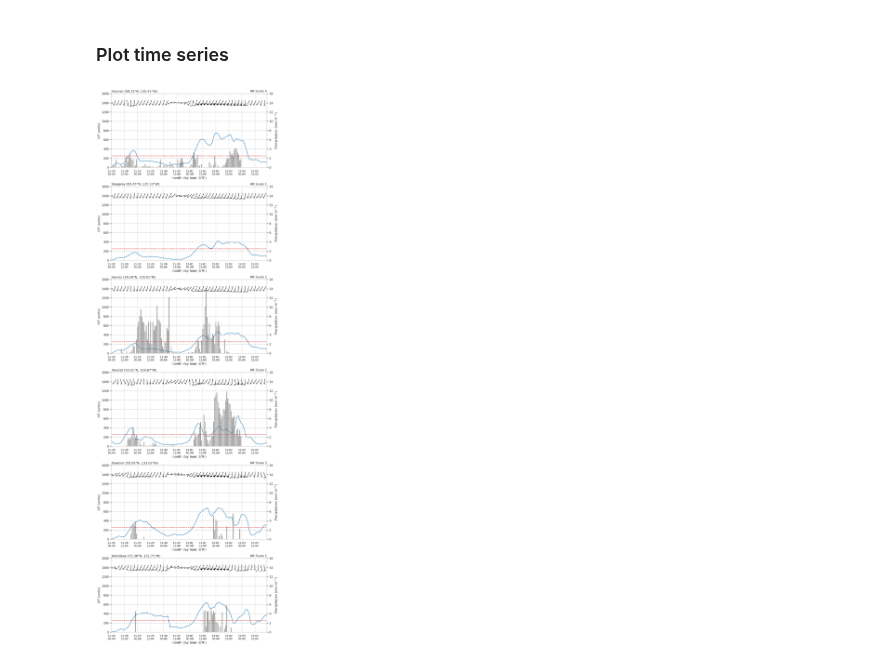
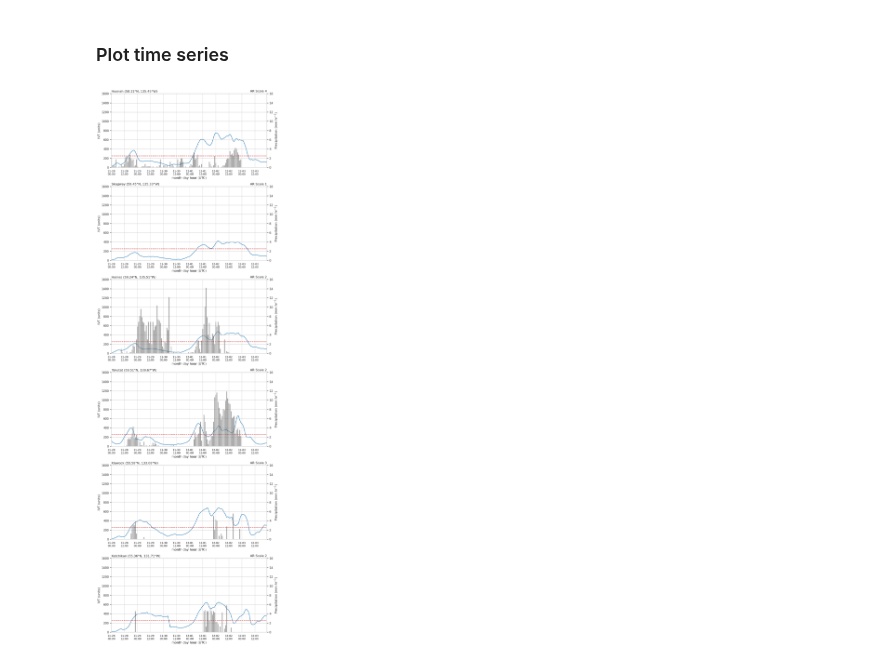
Before and after one commit to dlnash/SEAK_climatology, a Jupyter notebook: analysis/Haines_2020_case_study.ipynb, the cells around one changed output. Drawn from its saved outputs; the diff is of its cells as text; code cells hidden in the pictures.

```diff
--- a/analysis/Haines_2020_case_study.ipynb
+++ b/analysis/Haines_2020_case_study.ipynb
@@ -90,7 +90,7 @@ for i, (slon, slat) in enumerate(zip(xs2, ys2)):
     df_lst.append(df)
 
     # calculate AR rank
-    rank.append(AR_rank(df.IVT))
+    rank.append(AR_rank(df))
 
     # make nice labels for plot
     lbl = u"{:.2f}\N{DEGREE SIGN}N, {:.2f}\N{DEGREE SIGN}W".format(slat, slon*-1)
@@ -321,11 +321,11 @@ for i, (df, lbl) in enumerate(zip(merge_df_final, lbl1)):
     # add 250 kg m-1 s-1 threshold
     ax.axhline(y=250.0, color='tab:red', linestyle='--')
 
-    # add IVT barbs
-    uvec = df.uIVT
-    vvec = df.vIVT
-    Q = ax.barbs(df.time[::3], 1400, uvec[::3], vvec[::3], pivot='middle',
-             barbcolor='k', length=6.5, barb_increments=barb_dict)
+    # # add IVT barbs
+    # uvec = df.uIVT
+    # vvec = df.vIVT
+    # Q = ax.barbs(df.time[::3], 1400, uvec[::3], vvec[::3], pivot='middle',
+    #          barbcolor='k', length=6.5, barb_increments=barb_dict)
 
 
     # ax.set_ylabel(ylbl[i])
@@ -343,31 +343,31 @@ for i, (df, lbl) in enumerate(zip(merge_df_final, lbl1)):
     # ax.set_xlabel(xaxis_lbl[i])
     ax.set_xlabel(xaxis_lbl_all)
 
 
     ## add twin axis for precip info
     ax2 = ax.twinx()  # instantiate a second axes that shares the same x-axis
     # prec = sns.barplot(x=df.index, y="p01i", data=df, color='k', alpha=0.5, ax=ax2)
     prec = ax2.bar(x=df.index, height=df.p01i, width=0.035, color='k', alpha=0.4, align='center')
     # prec2 = ax2.bar(x=df.index, height=df.prec, width=0.035, color='tab:blue', alpha=0.5, align='center')
     # ax2.set_ylabel(ylbl2[i])
     ax2.set_ylabel(ylbl2_all)
     ax2.set_ylim(0, 16)
 
     ## x-axis format dates/ticks
     ax2.set_xlim(df.index.min(), df.index.max())
     ax2.set_xticks(x_ticks[::12]) # set the labels every 24 hours
     # ax2.set_xticklabels(x_labels[::12], fontsize=10)
     ax2.set_xticklabels([textwrap.fill(label, 5) for label in x_labels[::12]], fontsize=10)
     # ax2.set_xlabel(xaxis_lbl[i])
     ax2.set_xlabel(xaxis_lbl_all)
 
 
 
 # Save the figure
 fig.tight_layout()
 fig.savefig('%s.%s' % (fname, fmt), bbox_inches='tight', dpi=300)
 
 # Show
 plt.show()
 # %% [output]
-[figure, old version]
+[figure, new version]
```
Also changed, not shown: parts of 1 cell of this notebook, 11 other files.
